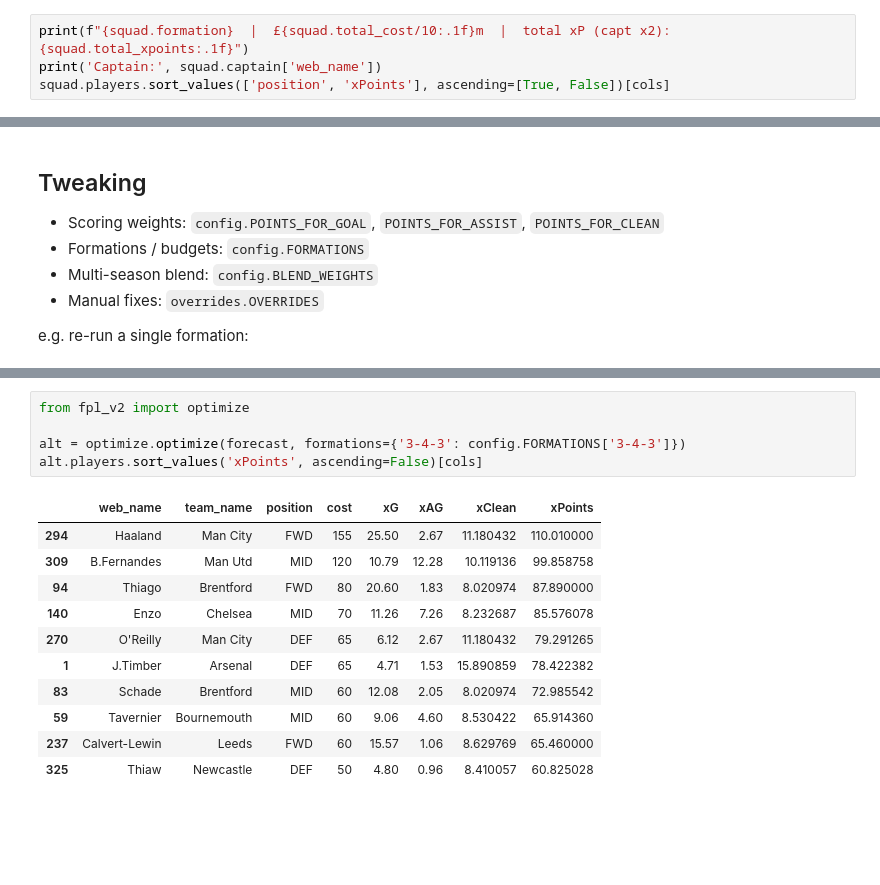
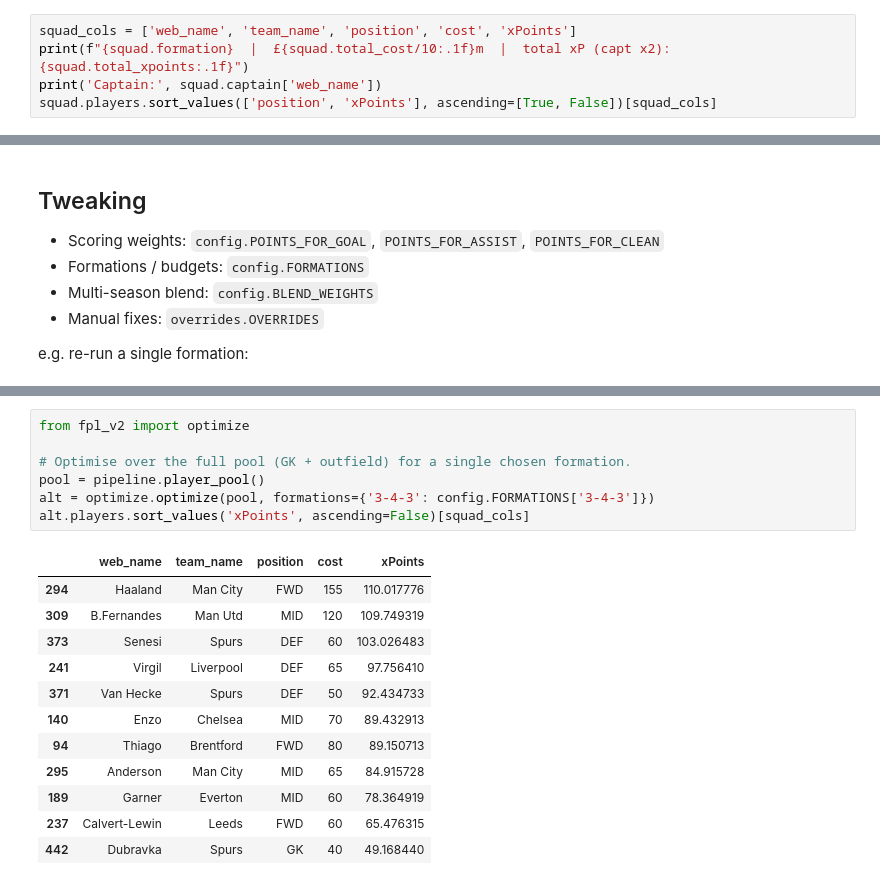
Before and after one commit to ptear/football_stuff, a Jupyter notebook: fpl_v2/notebooks/driver.ipynb, the cells around one changed output, grey strips where cells are left out. Cells and saved outputs as stored; diff of their text form; blank space fills up the shorter version.

```diff
--- a/fpl_v2/notebooks/driver.ipynb
+++ b/fpl_v2/notebooks/driver.ipynb
@@ -42,5 +42,6 @@ forecast.sort_values('xPoints', ascending=False)[cols].head(30)
 # %%
+squad_cols = ['web_name', 'team_name', 'position', 'cost', 'xPoints']
 print(f"{squad.formation}  |  £{squad.total_cost/10:.1f}m  |  total xP (capt x2): {squad.total_xpoints:.1f}")
 print('Captain:', squad.captain['web_name'])
-squad.players.sort_values(['position', 'xPoints'], ascending=[True, False])[cols]
+squad.players.sort_values(['position', 'xPoints'], ascending=[True, False])[squad_cols]
 # %% [output]
@@ -68,17 +128,20 @@ e.g. re-run a single formation:
 # %%
 from fpl_v2 import optimize
 
-alt = optimize.optimize(forecast, formations={'3-4-3': config.FORMATIONS['3-4-3']})
-alt.players.sort_values('xPoints', ascending=False)[cols]
+# Optimise over the full pool (GK + outfield) for a single chosen formation.
+pool = pipeline.player_pool()
+alt = optimize.optimize(pool, formations={'3-4-3': config.FORMATIONS['3-4-3']})
+alt.players.sort_values('xPoints', ascending=False)[squad_cols]
 # %% [output]
-|  | web_name | team_name | position | cost | xG | xAG | xClean | xPoints |
-| 294 | Haaland | Man City | FWD | 155 | 25.50 | 2.67 | 11.180432 | 110.010000 |
-| 309 | B.Fernandes | Man Utd | MID | 120 | 10.79 | 12.28 | 10.119136 | 99.858758 |
-| 94 | Thiago | Brentford | FWD | 80 | 20.60 | 1.83 | 8.020974 | 87.890000 |
-| 140 | Enzo | Chelsea | MID | 70 | 11.26 | 7.26 | 8.232687 | 85.576078 |
-| 270 | O'Reilly | Man City | DEF | 65 | 6.12 | 2.67 | 11.180432 | 79.291265 |
-| 1 | J.Timber | Arsenal | DEF | 65 | 4.71 | 1.53 | 15.890859 | 78.422382 |
-| 83 | Schade | Brentford | MID | 60 | 12.08 | 2.05 | 8.020974 | 72.985542 |
-| 59 | Tavernier | Bournemouth | MID | 60 | 9.06 | 4.60 | 8.530422 | 65.914360 |
-| 237 | Calvert-Lewin | Leeds | FWD | 60 | 15.57 | 1.06 | 8.629769 | 65.460000 |
-| 325 | Thiaw | Newcastle | DEF | 50 | 4.80 | 0.96 | 8.410057 | 60.825028 |
+|  | web_name | team_name | position | cost | xPoints |
+| 294 | Haaland | Man City | FWD | 155 | 110.017776 |
+| 309 | B.Fernandes | Man Utd | MID | 120 | 109.749319 |
+| 373 | Senesi | Spurs | DEF | 60 | 103.026483 |
+| 241 | Virgil | Liverpool | DEF | 65 | 97.756410 |
+| 371 | Van Hecke | Spurs | DEF | 50 | 92.434733 |
+| 140 | Enzo | Chelsea | MID | 70 | 89.432913 |
+| 94 | Thiago | Brentford | FWD | 80 | 89.150713 |
+| 295 | Anderson | Man City | MID | 65 | 84.915728 |
+| 189 | Garner | Everton | MID | 60 | 78.364919 |
+| 237 | Calvert-Lewin | Leeds | FWD | 60 | 65.476315 |
+| 442 | Dubravka | Spurs | GK | 40 | 49.168440 |
```
Also changed, not shown: parts of 7 cells of this notebook, 14 other files.
